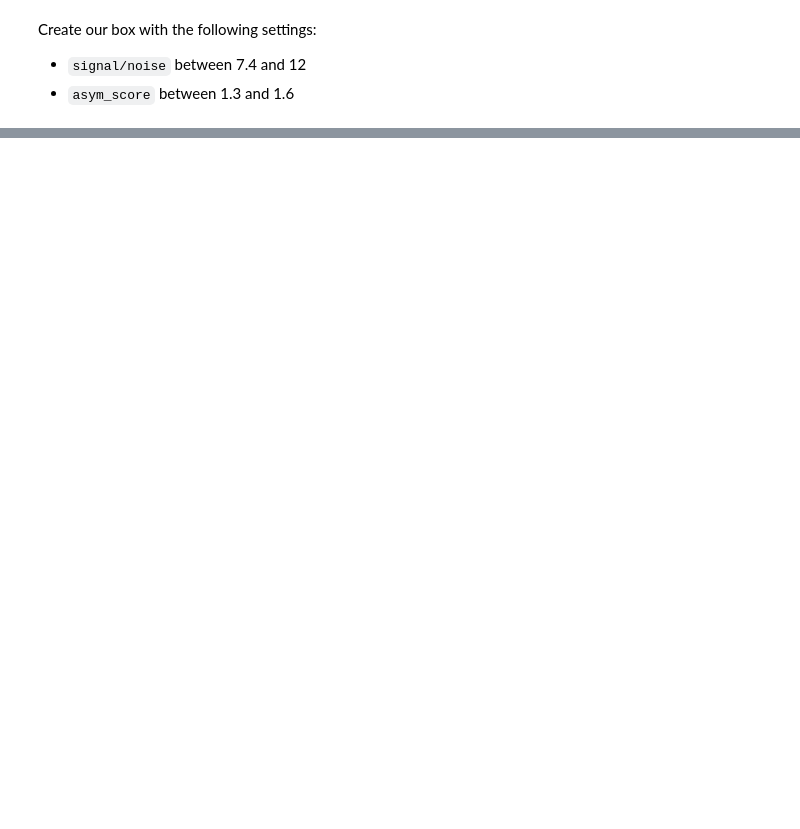
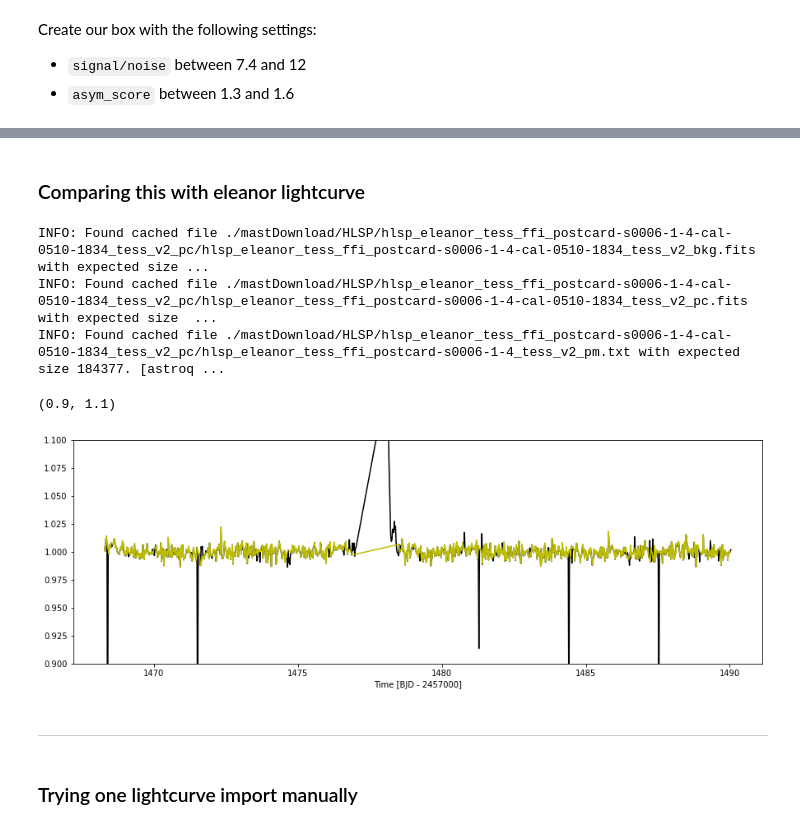
Before and after one commit to azibn/automated_exocomet_hunt, a Jupyter notebook: Notebooks/output_analysis.ipynb, the cells around one changed output, grey strips where cells are left out. Drawn from its saved outputs; the diff is of its cells as text; code cells hidden in the pictures; blank space fills up the shorter version.

```diff
--- a/Notebooks/output_analysis.ipynb
+++ b/Notebooks/output_analysis.ipynb
@@ -151,0 +161,2 @@ for i in to_import:
+# %% [markdown]
+### Comparing this with eleanor lightcurve
@@ -151,0 +165,22 @@ for i in to_import:
+# %%
+star = eleanor.Source(tic=140343344, sector=6)
+data = eleanor.TargetData(star, height=15, width=15, bkg_size=31, do_psf=False, do_pca=True, regressors='corner')
+plt.figure(figsize=(15,5))
+
+q = data.quality == 0
+
+plt.plot(data.time, data.corr_flux/np.nanmedian(data.corr_flux), 'k')
+plt.plot(data.time[q], data.corr_flux[q]/np.nanmedian(data.corr_flux[q]), 'y')
+#plt.ylabel('Normalized Flux')
+plt.xlabel('Time [BJD - 2457000]')
+plt.ylim([0.9,1.1])
+# %% [output]
+INFO: Found cached file ./mastDownload/HLSP/hlsp_eleanor_tess_ffi_postcard-s0006-1-4-cal-0510-1834_tess_v2_pc/hlsp_eleanor_tess_ffi_postcard-s0006-1-4-cal-0510-1834_tess_v2_bkg.fits with expected size ...
+INFO: Found cached file ./mastDownload/HLSP/hlsp_eleanor_tess_ffi_postcard-s0006-1-4-cal-0510-1834_tess_v2_pc/hlsp_eleanor_tess_ffi_postcard-s0006-1-4-cal-0510-1834_tess_v2_pc.fits with expected size  ...
+INFO: Found cached file ./mastDownload/HLSP/hlsp_eleanor_tess_ffi_postcard-s0006-1-4-cal-0510-1834_tess_v2_pc/hlsp_eleanor_tess_ffi_postcard-s0006-1-4_tess_v2_pm.txt with expected size 184377. [astroq ...
+(0.9, 1.1)
+[figure, added]
+# %% [markdown]
+---
+# %% [markdown]
+### Trying one lightcurve import manually
```
Also changed, not shown: parts of 33 cells of this notebook, 1 other file.
